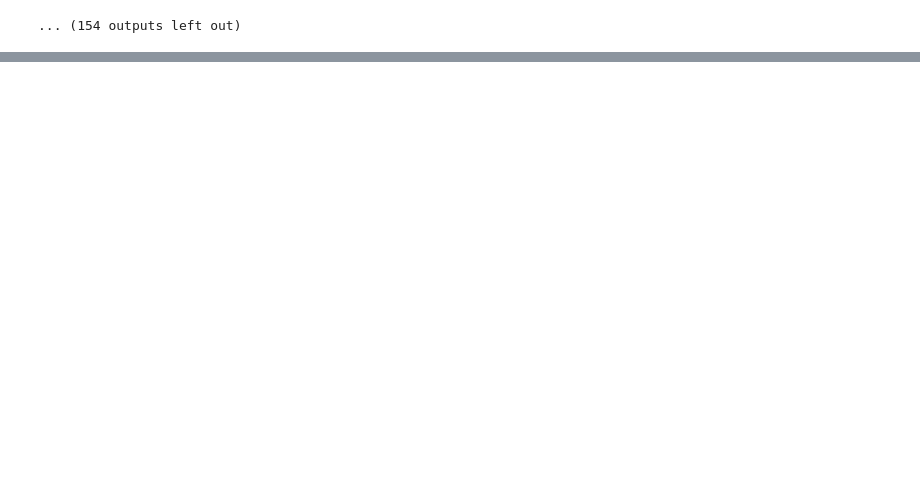
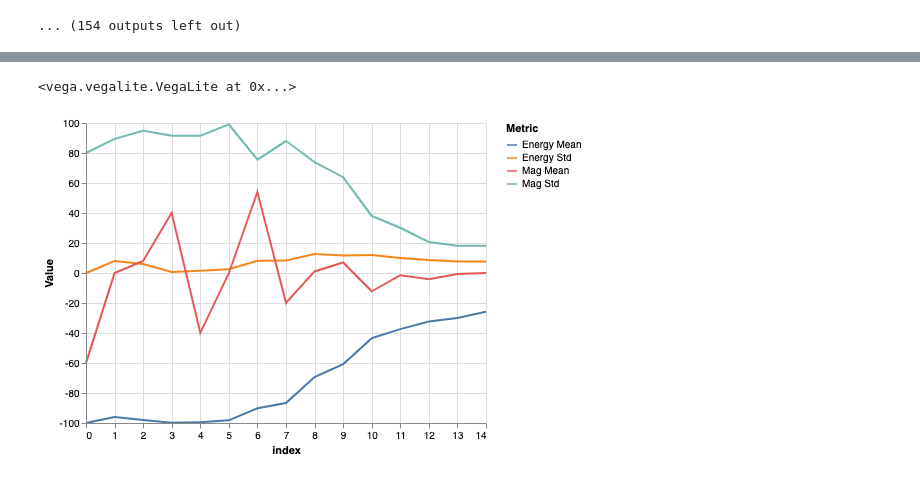
Before and after one commit to drozzy/ising-simulation, a Jupyter notebook: main.ipynb, the cells around one changed output, grey strips where cells are left out. Drawn from its saved outputs; the diff is of its cells as text; code cells hidden in the pictures; blank space fills up the shorter version.

```diff
--- a/main.ipynb
+++ b/main.ipynb
@@ -153,0 +178,7 @@ np.mean([1,2,3])
+# %%
+import altair as alt
+alt.renderers.enable('notebook')
+alt.Chart(long_data).mark_line().encode(y='Value', x='index', color='Metric')
+# %% [output]
+<vega.vegalite.VegaLite at 0x...>
+[figure, added]
```
Also changed, not shown: parts of 7 cells of this notebook, 1 other file.
